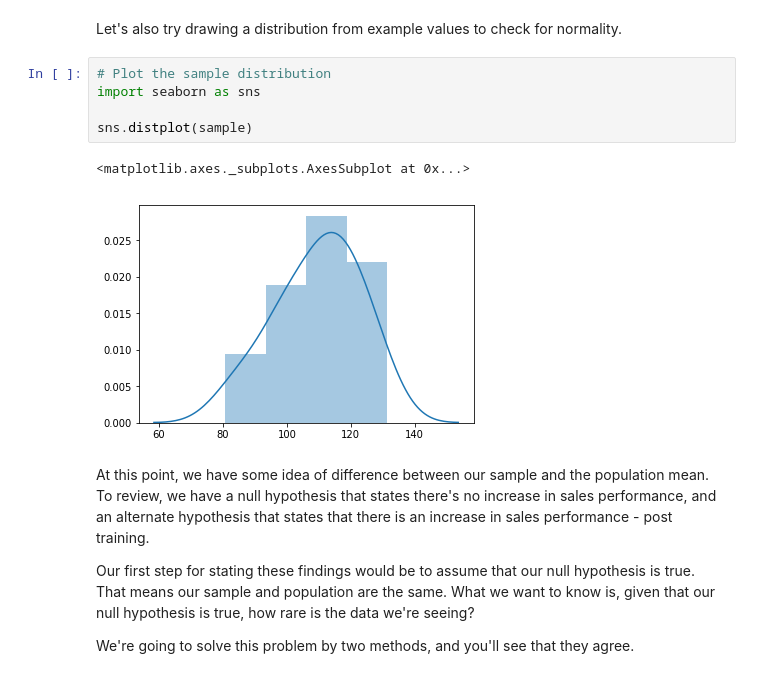
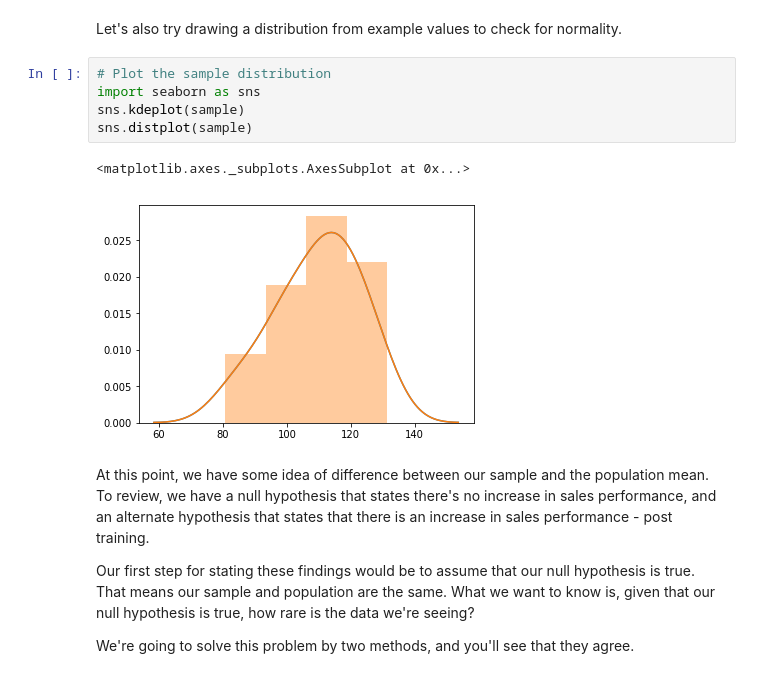
Before and after one commit to AR3441/dsc-2-20-08-1-sample-t-tests-lab-nyc-ds-career-031119, a Jupyter notebook: index.ipynb, the cells around one changed output. Saved outputs shown, nothing was run; the diff lists cells and outputs as text.

```diff
--- a/index.ipynb
+++ b/index.ipynb
@@ -179,11 +179,11 @@ Let's also try drawing a distribution from example values to check for normality
 # %%
 # Plot the sample distribution
 import seaborn as sns
-
+sns.kdeplot(sample)
 sns.distplot(sample)
 # %% [output]
 <matplotlib.axes._subplots.AxesSubplot at 0x...>
-[figure, old version]
+[figure, new version]
 # %% [markdown]
 At this point, we have some idea of difference between our sample and the population mean. To review, we have a null hypothesis that states there's no increase in sales performance, and an alternate hypothesis that states that there is an increase in sales performance - post training.
 
```
